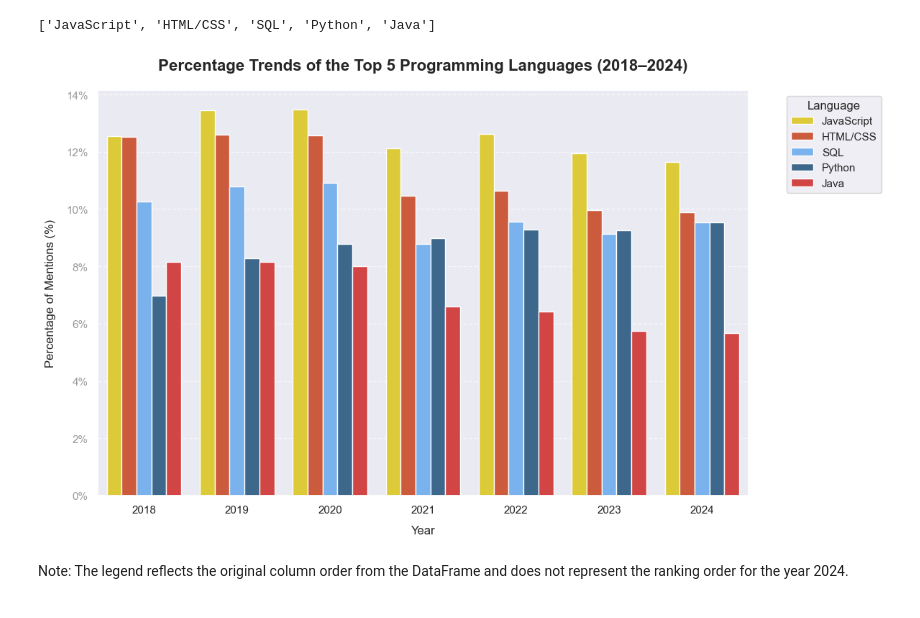
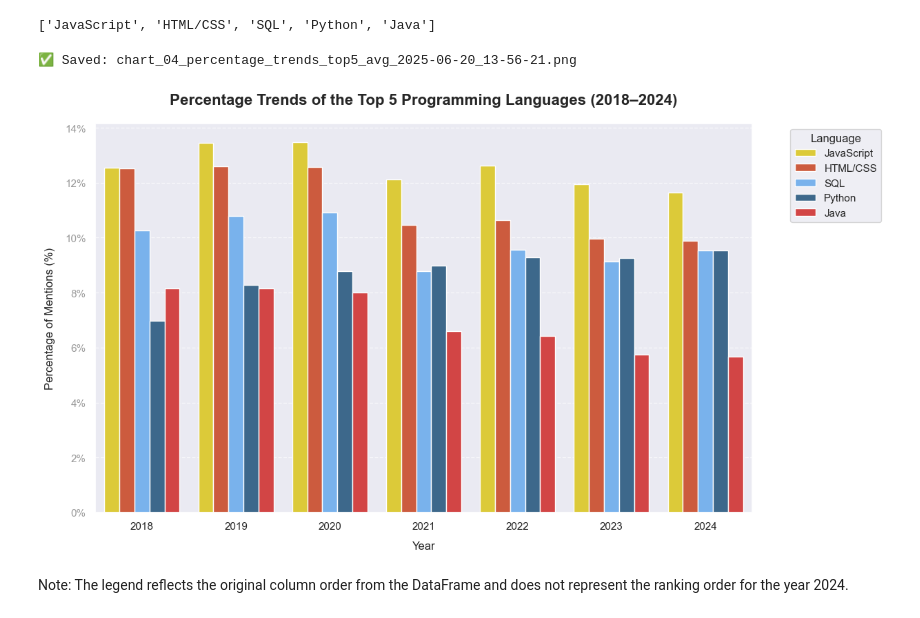
Before and after one commit to GitToKenn/dev-language-trends-2018-2024, a Jupyter notebook: notebook/02_language_trend_analysis.ipynb, the cells around one changed output. Cells and saved outputs as stored; diff of their text form; code cells hidden in the pictures.

```diff
--- a/notebook/02_language_trend_analysis.ipynb
+++ b/notebook/02_language_trend_analysis.ipynb
@@ -409,7 +441,7 @@ print(top5_langs)
 #color
 palette = [color_map[lang] for lang in top5_langs]
 # %%
-plt.figure(figsize=(12, 7))
+plt.figure(figsize=(12.5, 7))
 
 # Plot
 sns.barplot(data=df_top5_pct_melted,
@@ -419,35 +451,43 @@ sns.barplot(data=df_top5_pct_melted,
             palette=palette,
             hue_order=top5_langs)
 
 # Title & labels
 plt.title("Percentage Trends of the Top 5 Programming Languages (2018–2024)",
           fontsize=16,
           fontweight="bold",
           pad=20)
 plt.xlabel("Year",
            labelpad=10)
 plt.ylabel("Percentage of Mentions (%)",
            labelpad=10)
 
 # Grid & styling
 plt.grid(axis='y',
          linestyle='--',
          alpha=0.7)
 plt.xticks(rotation=0)
 plt.yticks(color='grey',
            alpha=0.8)
 plt.gca().yaxis.set_major_formatter(StrMethodFormatter('{x:.0f}%'))
 
 # Legend
 plt.legend(title='Language',
            bbox_to_anchor=(1.05, 1),
            loc='upper left')
 
-# Format and show
 plt.tight_layout()
+
+
+#save chart
+filename = f"chart_04_percentage_trends_top5_avg_{timestamp}.png"
+plt.savefig(f"chart/{filename}", dpi=300, bbox_inches='tight')
+print(f"✅ Saved: {filename}")
+
+#show
 plt.show()
 # %% [output]
+✅ Saved: chart_04_percentage_trends_top5_avg_2025-06-20_13-56-21.png
-[figure, old version]
+[figure, new version]
 # %% [markdown]
 Note: The legend reflects the original column order from the DataFrame and does not represent the ranking order for the year 2024.
 # %% [markdown]
```
Also changed, not shown: parts of 11 cells of this notebook, 10 other files.
